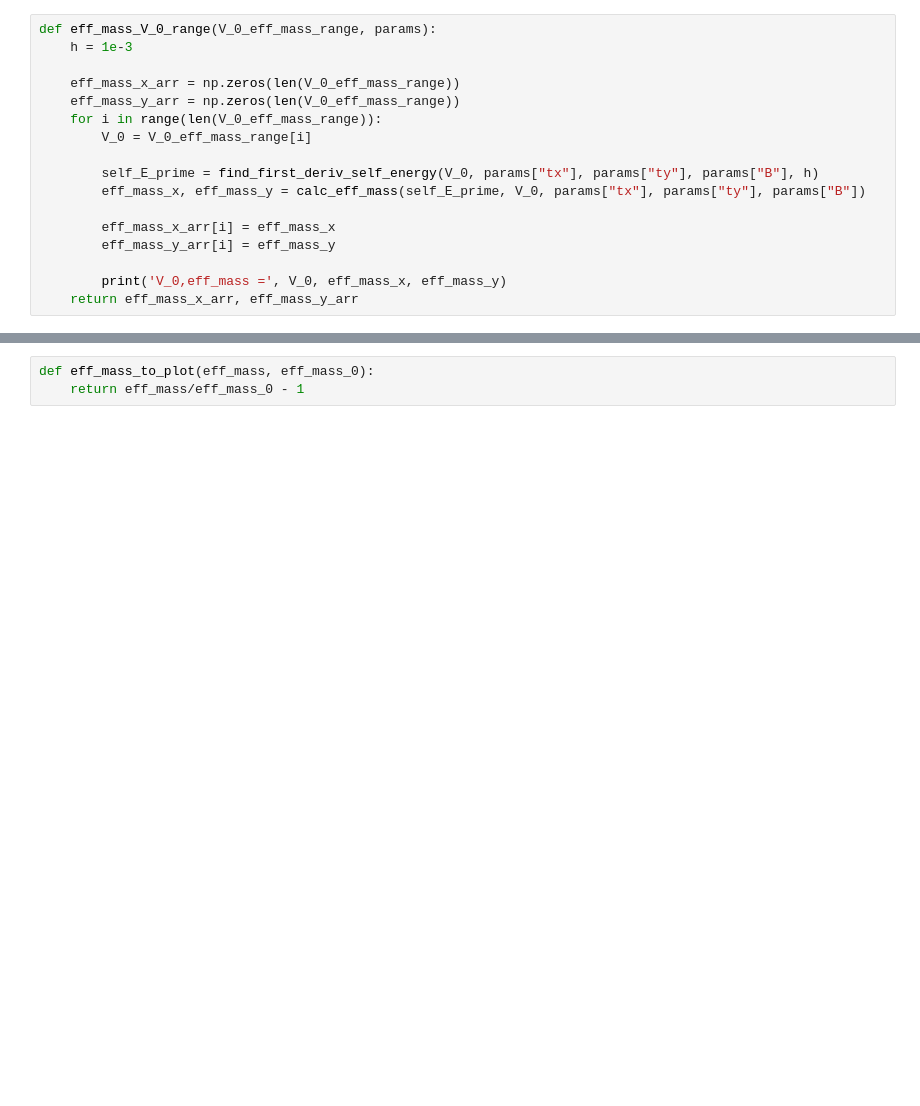
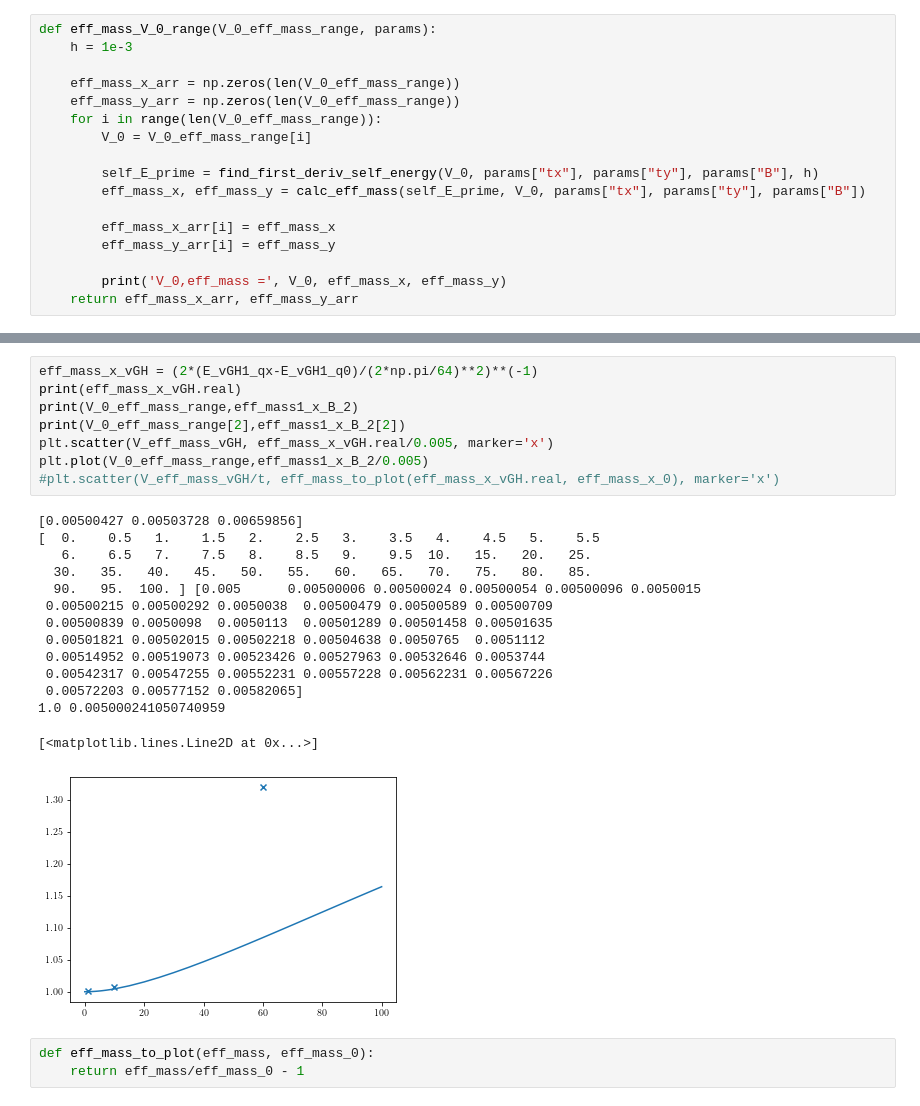
Before and after one commit to Progklui/rotor_lattice_models, a Jupyter notebook: perturbation_theory.ipynb, the cells around one changed output, grey strips where cells are left out. Drawn from its saved outputs; the diff is of its cells as text; blank space fills up the shorter version.

```diff
--- a/perturbation_theory.ipynb
+++ b/perturbation_theory.ipynb
@@ -663,3 +734,26 @@ V_0,eff_mass = 100.0 0.005299743218915202 0.005299743218915202
+# %%
+eff_mass_x_vGH = (2*(E_vGH1_qx-E_vGH1_q0)/(2*np.pi/64)**2)**(-1)
+print(eff_mass_x_vGH.real)
+print(V_0_eff_mass_range,eff_mass1_x_B_2)
+print(V_0_eff_mass_range[2],eff_mass1_x_B_2[2])
+plt.scatter(V_eff_mass_vGH, eff_mass_x_vGH.real/0.005, marker='x')
+plt.plot(V_0_eff_mass_range,eff_mass1_x_B_2/0.005)
+#plt.scatter(V_eff_mass_vGH/t, eff_mass_to_plot(eff_mass_x_vGH.real, eff_mass_x_0), marker='x')
+# %% [output]
+[0.00500427 0.00503728 0.00659856]
+[  0.    0.5   1.    1.5   2.    2.5   3.    3.5   4.    4.5   5.    5.5
+   6.    6.5   7.    7.5   8.    8.5   9.    9.5  10.   15.   20.   25.
+  30.   35.   40.   45.   50.   55.   60.   65.   70.   75.   80.   85.
+  90.   95.  100. ] [0.005      0.00500006 0.00500024 0.00500054 0.00500096 0.0050015
+ 0.00500215 0.00500292 0.0050038  0.00500479 0.00500589 0.00500709
+ 0.00500839 0.0050098  0.0050113  0.00501289 0.00501458 0.00501635
+ 0.00501821 0.00502015 0.00502218 0.00504638 0.0050765  0.0051112
+ 0.00514952 0.00519073 0.00523426 0.00527963 0.00532646 0.0053744
+ 0.00542317 0.00547255 0.00552231 0.00557228 0.00562231 0.00567226
+ 0.00572203 0.00577152 0.00582065]
+1.0 0.005000241050740959
+[<matplotlib.lines.Line2D at 0x...>]
+[figure, added]
 # %%
 def eff_mass_to_plot(eff_mass, eff_mass_0):
     return eff_mass/eff_mass_0 - 1
```
Also changed, not shown: parts of 10 cells of this notebook.
